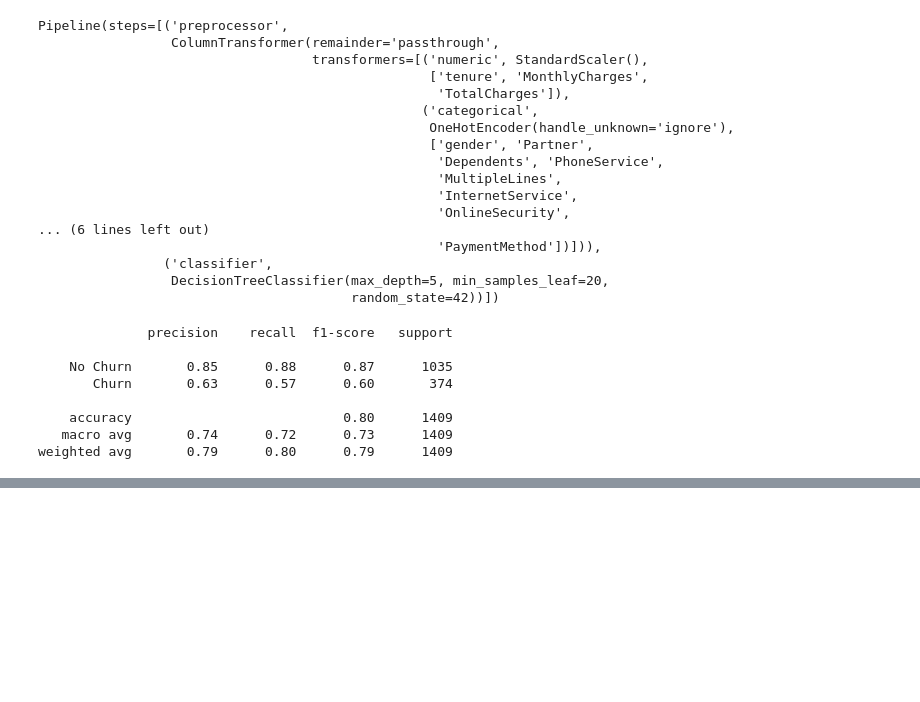
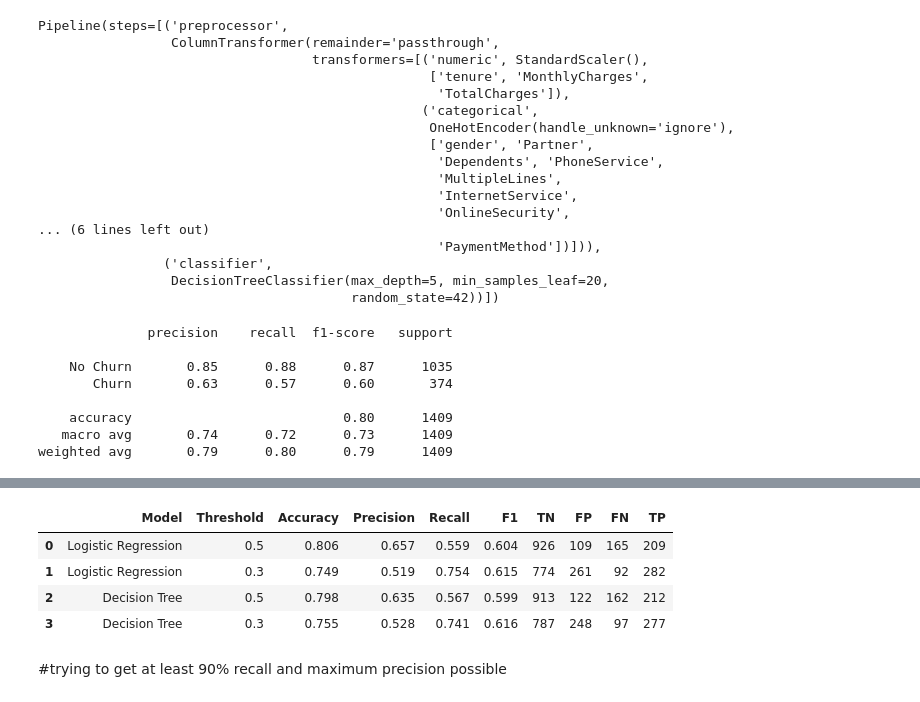
Before and after one commit to dekatii/telco-customer-churn-ml, a Jupyter notebook: notebooks/01_data_exploration.ipynb, the cells around one changed output, grey strips where cells are left out. Cells and saved outputs as stored; diff of their text form; code cells hidden in the pictures; blank space fills up the shorter version.

```diff
--- a/notebooks/01_data_exploration.ipynb
+++ b/notebooks/01_data_exploration.ipynb
@@ -635,0 +739,58 @@ weighted avg       0.79      0.80      0.79      1409
+# %%
+import pandas as pd
+
+from sklearn.metrics import (
+    accuracy_score,
+    precision_score,
+    recall_score,
+    f1_score,
+    confusion_matrix
+)
+
+models = {
+    "Logistic Regression": model_pipeline,
+    "Decision Tree": tree_pipeline
+}
+
+thresholds = [0.5, 0.3]
+results = []
+
+for model_name, pipeline in models.items():
+    # Probability of Churn (class 1)
+    y_proba = pipeline.predict_proba(X_test)[:, 1]
+
+    for threshold in thresholds:
+        y_pred = (y_proba >= threshold).astype(int)
+
+        tn, fp, fn, tp = confusion_matrix(
+            y_test,
+            y_pred,
+            labels=[0, 1]
+        ).ravel()
+
+        results.append({
+            "Model": model_name,
+            "Threshold": threshold,
+            "Accuracy": accuracy_score(y_test, y_pred),
+            "Precision": precision_score(
+                y_test, y_pred, zero_division=0
+            ),
+            "Recall": recall_score(y_test, y_pred),
+            "F1": f1_score(y_test, y_pred),
+            "TN": tn,
+            "FP": fp,
+            "FN": fn,
+            "TP": tp
+        })
+
+comparison_thresholds = pd.DataFrame(results)
+
+comparison_thresholds.round(3)
+# %% [output]
+|  | Model | Threshold | Accuracy | Precision | Recall | F1 | TN | FP | FN | TP |
+| 0 | Logistic Regression | 0.5 | 0.806 | 0.657 | 0.559 | 0.604 | 926 | 109 | 165 | 209 |
+| 1 | Logistic Regression | 0.3 | 0.749 | 0.519 | 0.754 | 0.615 | 774 | 261 | 92 | 282 |
+| 2 | Decision Tree | 0.5 | 0.798 | 0.635 | 0.567 | 0.599 | 913 | 122 | 162 | 212 |
+| 3 | Decision Tree | 0.3 | 0.755 | 0.528 | 0.741 | 0.616 | 787 | 248 | 97 | 277 |
+# %% [markdown]
+#trying to get at least 90% recall and maximum precision possible
```
Also changed, not shown: parts of 9 cells of this notebook.
